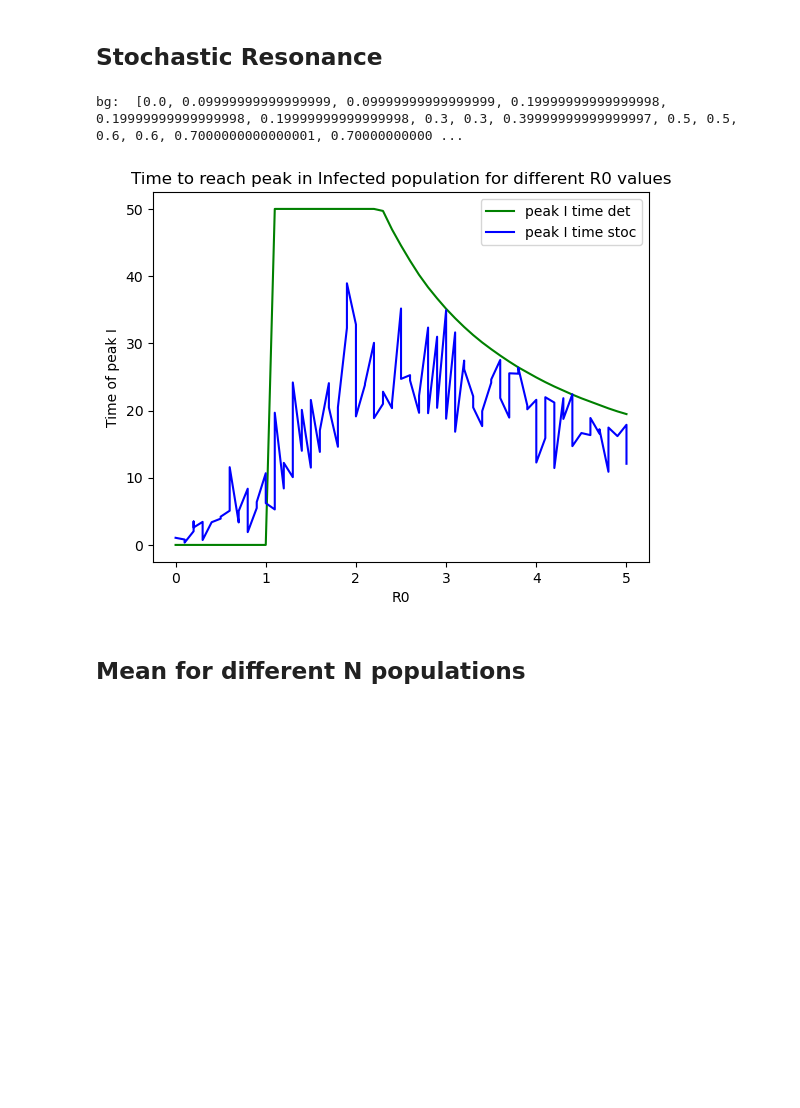
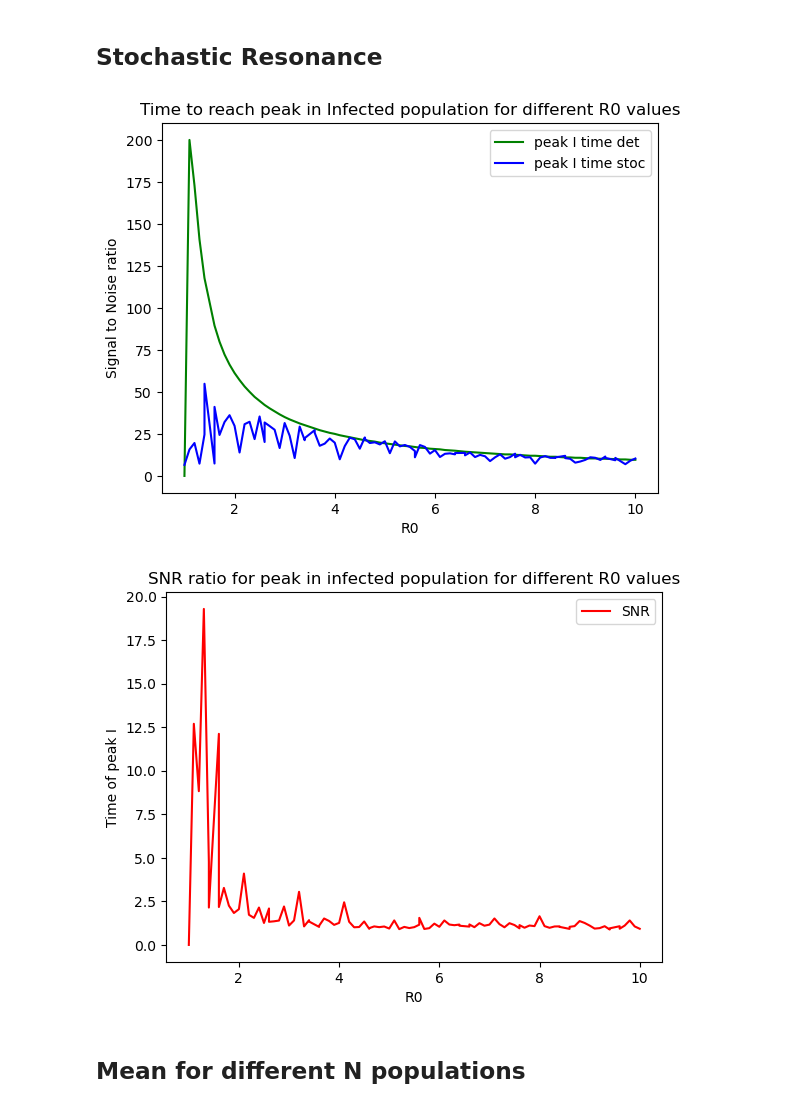
Before and after one commit to marv50/farv, a Jupyter notebook: Intro_Assifnment_2.ipynb, the cells around one changed output. Saved outputs shown, nothing was run; the diff lists cells and outputs as text; code cells hidden in the pictures; blank space fills up the shorter version.

Commit message:
introduced snr and peak plots for stoc res

```diff
--- a/Intro_Assifnment_2.ipynb
+++ b/Intro_Assifnment_2.ipynb
@@ -925,7 +925,7 @@ plot_results_R0_N(num_pairs, num_pops, num_runs)
 
 """
 
-def stoc_res_R0(num_samples, R0_range=(0, 5), gamma_value=0.1):
+def stoc_res_R0(num_samples, R0_range=(1, 10), gamma_value=0.1):
 
     # Generates a list of R0 values, evenly spaced, rounded by 2 decimals.
     R0_values = np.round(np.linspace(R0_range[0], R0_range[1], num_samples), 2)
@@ -953,6 +953,7 @@ def stoc_res(sir, t_span, num_samples, mu):
 
     peak_det = []
     bg = []
+    snr = []
 
     # mean time results for gsp list of mean for each b-g pair
     mean_time = []
@@ -966,6 +967,7 @@ def stoc_res(sir, t_span, num_samples, mu):
         # Calculates the mean and stdev for peak infected time in gsp
         time = [t[0] for t in peak_infected]
         mean_time.append(np.mean([time]))
+        mean_time_gsp = np.mean([time])
         stdev_time.append(np.std([time]))
 
         # Unpacks and reassign sir for deterministic model.
@@ -982,43 +984,65 @@ def stoc_res(sir, t_span, num_samples, mu):
 
         bg.append(beta/gamma)
 
+        snr.append(t_max/ mean_time_gsp)
+
 
     # have peaks for det
     # have peaks for gsp mean
     # have peaks for gsp stdev
-    return mean_time, stdev_time, peak_det, bg
+    return mean_time, stdev_time, peak_det, bg, snr
 
-def plot_stoc(mean_time, stdev_time, peak_det, bg):
-    print("bg: ", bg)
+def plot_stoc_peak(mean_time, stdev_time, peak_det, bg, snr):
+    """
+    TO DO: possibly add stdev error bars, substract mean det from mean
+    gsp, but will go into 0."""
 
     plt.plot(bg, peak_det, label='peak I time det', color='green')
     plt.plot(bg, mean_time, label='peak I time stoc', color='blue')
     plt.xlabel('R0')
     plt.ylabel('Time of peak I')
     plt.legend()
     plt.title('Time to reach peak in Infected population for different R0 values')
     plt.show()
+
+
+    return
+
+def plot_stoc_snr(mean_time, stdev_time, peak_det, bg, snr):
+    """
+    TO DO: possibly add stdev error bars, substract mean det from mean
+    gsp, but will go into 0."""
+
+    plt.plot(bg, snr, label='SNR', color='red')
+    plt.xlabel('R0')
+    plt.ylabel('Signal to Noise ratio')
+    plt.legend()
+    plt.title('SNR ratio for peak in infected population for different R0 values')
+    plt.show()
+
+
     return
 
 num_samples = 100
 #stoc_res_R0(num_samples, R0_range=(0, 5), gamma_value=0.1)
 
 # Initial conditions with a population of 500 people
 N = 500
 S = N - 1
 I = N - S
 R = 0
 sir = [S, I, R, N]
 
 mu = 0.001
 
-t_span = 50
+t_span = 200
 
-mean_time, stdev_time, peak_det, bg = stoc_res(sir, t_span, num_samples, mu)
-plot_stoc(mean_time, stdev_time, peak_det, bg)
+mean_time, stdev_time, peak_det, bg, snr = stoc_res(sir, t_span, num_samples, mu)
+plot_stoc_peak(mean_time, stdev_time, peak_det, bg, snr)
+plot_stoc_snr(mean_time, stdev_time, peak_det, bg, snr)
 # %% [output]
-bg:  [0.0, 0.09999999999999999, 0.09999999999999999, 0.19999999999999998, 0.19999999999999998, 0.19999999999999998, 0.3, 0.3, 0.39999999999999997, 0.5, 0.5, 0.6, 0.6, 0.7000000000000001, 0.70000000000 ...
-[figure, old version]
+[figure, new version]
+[figure, added]
 # %% [markdown]
 ## Mean for different N populations
 # %%
```
